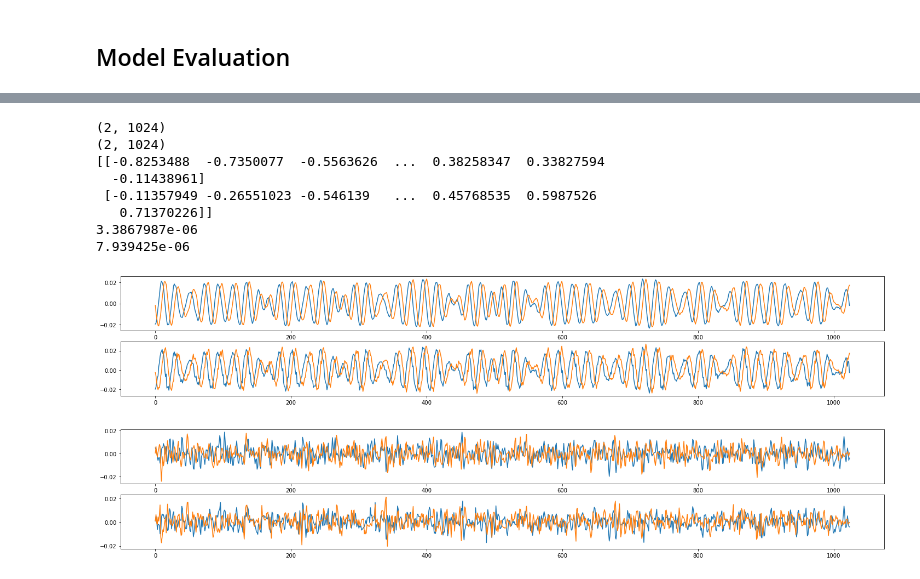
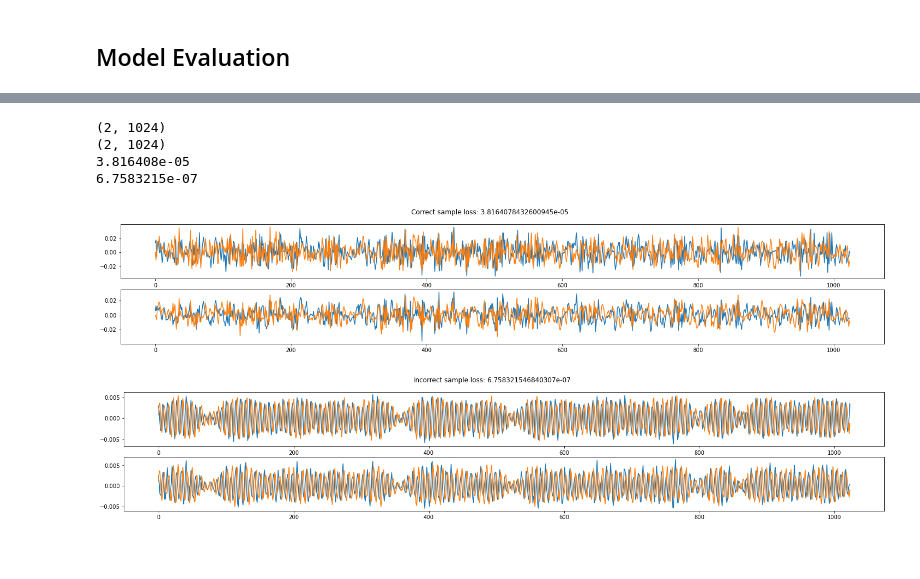
Before and after one commit to yakisoap-bar/internship-stuff, a Jupyter notebook: training_notebooks/AANN.ipynb, the cells around one changed output, grey strips where cells are left out. Drawn from its saved outputs; the diff is of its cells as text; code cells hidden in the pictures; blank space fills up the shorter version.

Commit message:
update AANN training notebook to train AANNs for all detected classes

```diff
--- a/training_notebooks/AANN.ipynb
+++ b/training_notebooks/AANN.ipynb
@@ -311,8 +304,10 @@ def encoder(x):
     x: previous layer of model to connect to
     '''
 
-    x = Conv2D(256, (2, 2), activation='tanh', padding='same')(x)
-    x = MaxPooling2D((1, 4), padding='same')(x)
+    x = Conv2D(256, (2, 2), activation='tanh', padding='same', trainable=False)(x)
+    x = MaxPooling2D((1, 2), padding='same', trainable=False)(x)
+    x = Conv2D(256, (2, 2), activation='tanh', padding='same', trainable=False)(x)
+    x = MaxPooling2D((1, 2), padding='same', trainable=False)(x)
 
 
     return x
@@ -324,18 +319,19 @@ def decoder(x):
     PARAMETERS:
     x: previous layer of model to connect to
     '''
-    x = Conv2DTranspose(256, (2, 2), strides=(1, 2), activation='selu', padding='same')(x)
-    x = Conv2DTranspose(256, (2, 2), strides=(1, 2), activation='tanh', padding='same')(x)
+    x = Conv2DTranspose(512, (2, 2), strides=(1, 2), activation='selu', padding='same')(x)
+    x = Conv2DTranspose(512, (2, 2), strides=(1, 2), activation='selu', padding='same')(x)
 
     return x
 # %%
 # function to create main model
-def create_model(in_dim):
+def create_model(in_dim, name):
     '''
     function to construct the actual resnet model.
 
     INPUT PARAMETERS
     in_dim: dimensions of input
+    name: name of the model for identification
     '''
 
     input_layer = Input(in_dim)
@@ -344,7 +340,10 @@ def create_model(in_dim):
     x = encoder(input_layer)
 
     # training layer
-    x = Dense(in_dim[1]//8, activation='selu')(x)
+    # x = Flatten()(input_layer)
+    x = Dense(np.prod(in_dim)//8, activation='selu')(x)
+    # x = Dense(np.prod(in_dim), activation='tanh')(x)
+    # x = Reshape(in_dim)(x)
 
     # decoder
     x = decoder(x)
@@ -352,10 +351,10 @@ def create_model(in_dim):
     output_layer = Conv2D(1, (2, 2), activation='tanh', padding='same')(x)
 
     # turn layers into model
-    model = Model(inputs=input_layer, outputs=output_layer, name='AANN_rf_unknown_detector')
+    model = Model(inputs=input_layer, outputs=output_layer, name=name)
 
     return model
 # %%
-model = create_model((2, rlength, 1))
+models = [create_model((2, rlength, 1), f'AANN_{name}') for name in signal_tags.keys()]
 
-tf.keras.utils.plot_model(model, show_shapes=True)
+# tf.keras.utils.plot_model(model, show_shapes=True)
@@ -458,17 +492,15 @@ plt.show()
 
 # test model
 # pull random sample from BT and WIFI
-correct_sample = df_test[df_test['signal_type'] == 'BT'].sample(1)['record'].values[0]
-incorrect_sample = df_test[df_test['signal_type'] == 'WIFI'].sample(1)['record'].values[0]
+correct_sample = df_test[df_test['signal_type'] == 'WIFI'].sample(1)['record'].values[0]
+incorrect_sample = df_test[df_test['signal_type'] == 'BT'].sample(1)['record'].values[0]
 
 print(correct_sample.shape)
 print(incorrect_sample.shape)
 
 # test model
-correct_pred = model.predict(correct_sample.reshape(-1, 2, 1024, 1)).reshape(2, 1024)
-incorrect_pred = model.predict(incorrect_sample.reshape(-1, 2, 1024, 1)).reshape(2, 1024)
-
-print(correct_pred / np.linalg.norm(correct_pred[:-1, :], ord=1))
+correct_pred = models[signal_tags['WIFI']].predict(correct_sample.reshape(-1, 2, 1024, 1)).reshape(2, 1024)
+incorrect_pred = models[signal_tags['WIFI']].predict(incorrect_sample.reshape(-1, 2, 1024, 1)).reshape(2, 1024)
 
 # calc loss
 mse = tf.keras.losses.MeanSquaredError()
@@ -477,40 +509,36 @@ print(mse(correct_sample, correct_pred).numpy())
 print(mse(incorrect_sample, incorrect_pred).numpy())
 
 # plot correct sample
 fig2 = plt.figure(2, figsize=(25, 4))
 fig2.suptitle(f'Correct sample loss: {mse(correct_sample, correct_pred).numpy()}')
 
 ax21 = fig2.add_subplot(211)
 ax21.plot(correct_sample[0])
 ax21.plot(correct_sample[1])
 
 ax22 = fig2.add_subplot(212)
 ax22.plot(correct_pred[0])
 ax22.plot(correct_pred[1])
 
 # plot incorrect sample
 fig3 = plt.figure(3, figsize=(25, 4))
 fig3.suptitle(f'Incorrect sample loss: {mse(incorrect_sample, incorrect_pred).numpy()}')
 
 ax31 = fig3.add_subplot(211)
 ax31.plot(incorrect_sample[0])
 ax31.plot(incorrect_sample[1])
 
 ax32 = fig3.add_subplot(212)
 ax32.plot(incorrect_pred[0])
 ax32.plot(incorrect_pred[1])
 
 plt.show()
 # %% [output]
 (2, 1024)
 (2, 1024)
-[[-0.8253488  -0.7350077  -0.5563626  ...  0.38258347  0.33827594
-  -0.11438961]
- [-0.11357949 -0.26551023 -0.546139   ...  0.45768535  0.5987526
-   0.71370226]]
-3.3867987e-06
-7.939425e-06
+3.816408e-05
+6.7583215e-07
-[figure, old version]
+[figure, new version]
-[figure, old version]
+[figure, new version]
 # %%
 # save model
```
Also changed, not shown: parts of 10 cells of this notebook.
